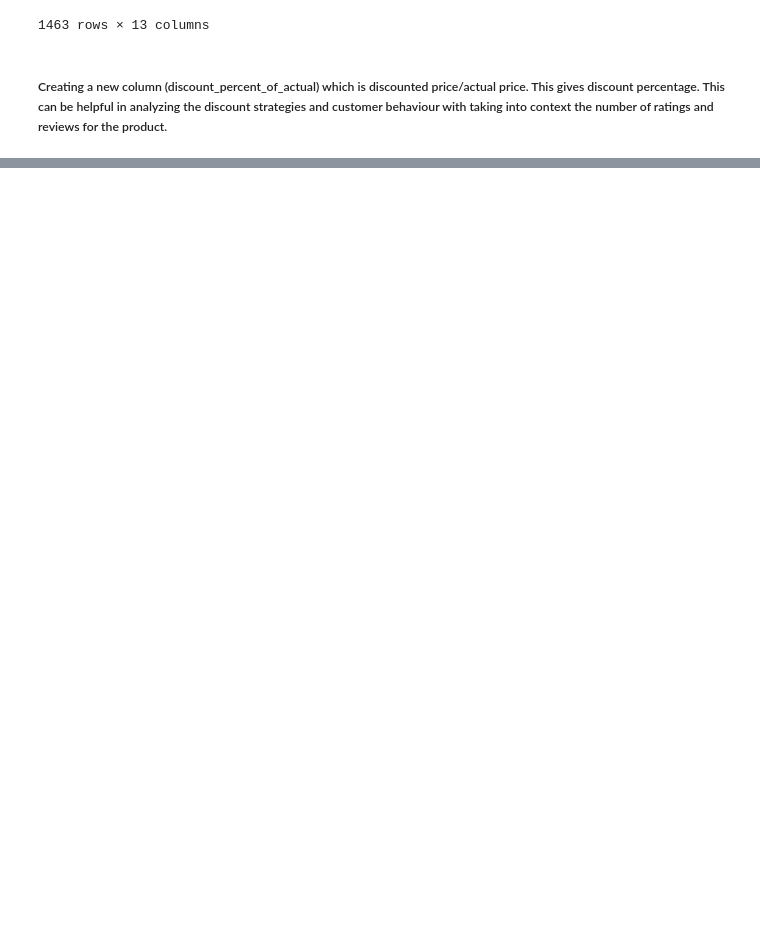
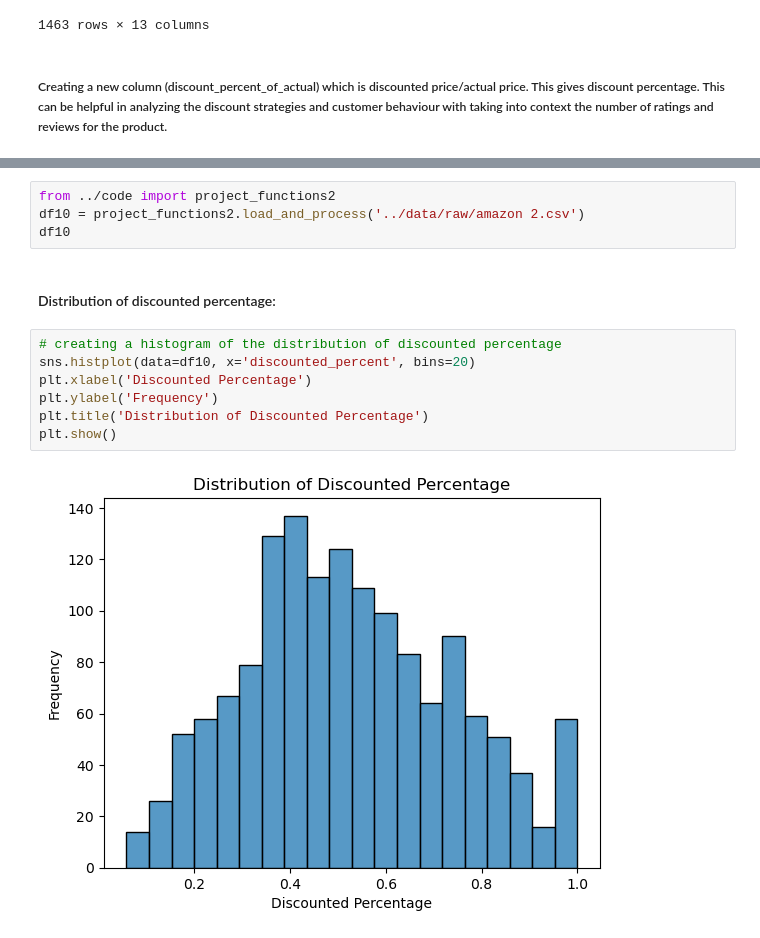
Before and after one commit to ubco-W2022T2-data301/project-group-group61, a Jupyter notebook: analysis/analysis2.ipynb, the cells around one changed output, grey strips where cells are left out. Saved outputs shown, nothing was run; the diff lists cells and outputs as text; blank space fills up the shorter version.

```diff
--- a/analysis/analysis2.ipynb
+++ b/analysis/analysis2.ipynb
@@ -338,0 +377,15 @@ df
+# %%
+from ../code import project_functions2
+df10 = project_functions2.load_and_process('../data/raw/amazon 2.csv')
+df10
+# %% [markdown]
+#### Distribution of discounted percentage:
+# %%
+# creating a histogram of the distribution of discounted percentage
+sns.histplot(data=df10, x='discounted_percent', bins=20)
+plt.xlabel('Discounted Percentage')
+plt.ylabel('Frequency')
+plt.title('Distribution of Discounted Percentage')
+plt.show()
+# %% [output]
+[figure, added]
```
Also changed, not shown: parts of 22 cells of this notebook, 3 other files.
